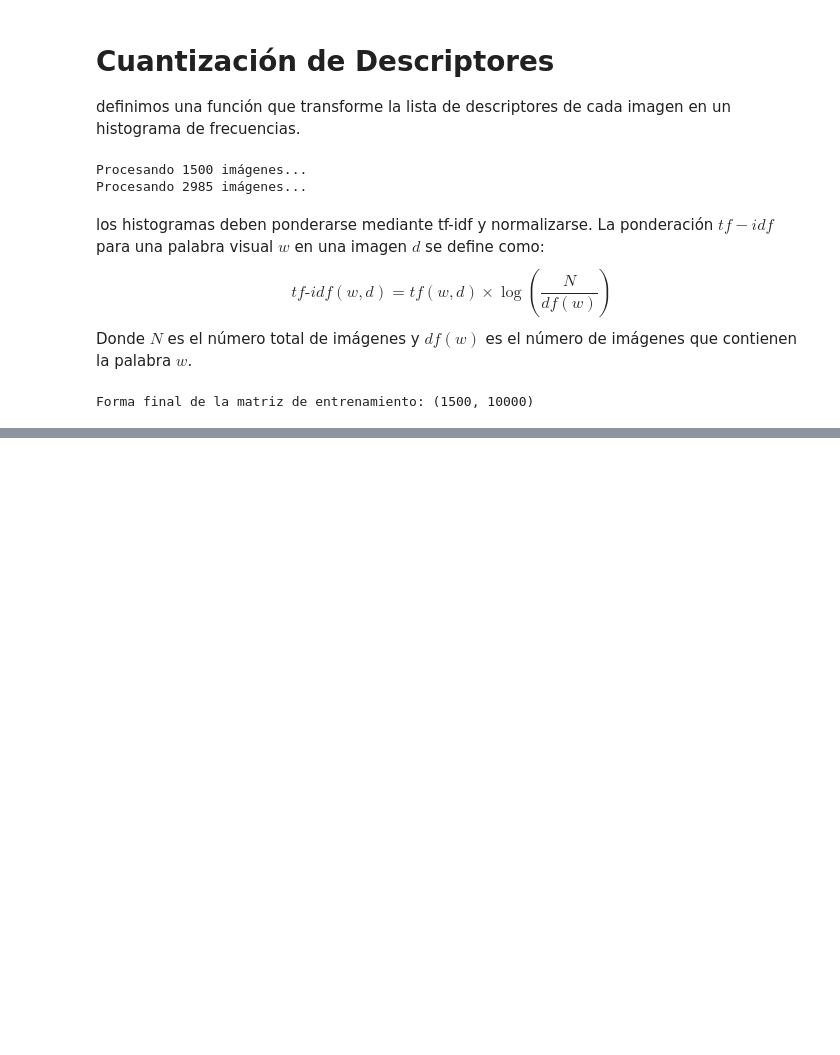
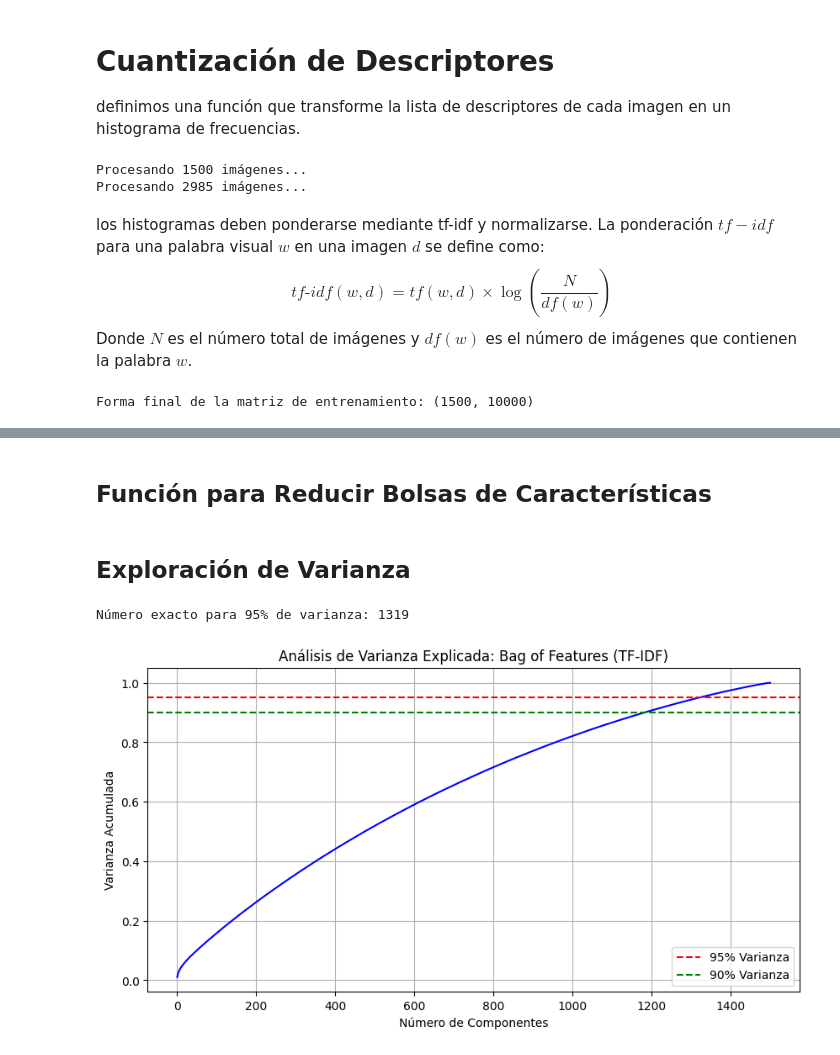
Before and after one commit to Tlacaelel97/Tarea4-AA, a Jupyter notebook: 04_01.ipynb, the cells around one changed output, grey strips where cells are left out. Cells and saved outputs as stored; diff of their text form; code cells hidden in the pictures; blank space fills up the shorter version.

```diff
--- a/04_01.ipynb
+++ b/04_01.ipynb
@@ -207,0 +237,2 @@ np.save("bof_test_final.npy", bof_test)
+# %% [markdown]
+## Función para Reducir Bolsas de Características
@@ -207,0 +261,48 @@ np.save("bof_test_final.npy", bof_test)
+# %% [markdown]
+## Exploración de Varianza
+# %%
+def explorar_pca(data, nombre_dato, max_components, batch_size=500):
+    """
+    Grafica la varianza explicada acumulada para ayudar a la selección manual.
+    """
+    # Ajustar n_components al mínimo entre lo deseado y las dimensiones del dato
+    n_comp = min(max_components, data.shape[1], data.shape[0])
+    ipca = IncrementalPCA(n_components=n_comp)
+
+    # partial_fit para eficiencia en memoria
+    for i in range(0, data.shape[0], batch_size):
+        ipca.partial_fit(data[i:i + batch_size])
+
+    varianza_acumulada = np.cumsum(ipca.explained_variance_ratio_)
+
+    # Encontrar el índice exacto para el 95%
+    m_95 = np.argmax(varianza_acumulada >= 0.95) + 1
+
+    # Encontrar el índice exacto para el 90%
+    m_90 = np.argmax(varianza_acumulada >= 0.90) + 1
+
+    print(f"Número exacto para 95% de varianza: {m_95}")
+
+    # Graficación
+    plt.figure(figsize=(10, 5))
+    plt.plot(range(1, len(varianza_acumulada) + 1), varianza_acumulada, 'b-')
+    plt.axhline(y=0.95, color='r', linestyle='--', label='95% Varianza')
+    plt.axhline(y=0.90, color='g', linestyle='--', label='90% Varianza')
+
+    plt.title(f"Análisis de Varianza Explicada: {nombre_dato}")
+    plt.xlabel("Número de Componentes")
+    plt.ylabel("Varianza Acumulada")
+    plt.legend()
+    plt.grid(True)
+    plt.show()
+
+    return varianza_acumulada
+# %%
+# Cargar las bolsas de entrenamiento
+bof_train = np.load("bof_train_final.npy")
+
+# Explorar los primeros 1000 componentes de las 10,000 dimensiones originales
+varianza_bof = explorar_pca(bof_train, "Bag of Features (TF-IDF)", max_components=1499, batch_size=1500)
+# %% [output]
+Número exacto para 95% de varianza: 1319
+[figure, added]
```
Also changed, not shown: parts of 6 cells of this notebook.
